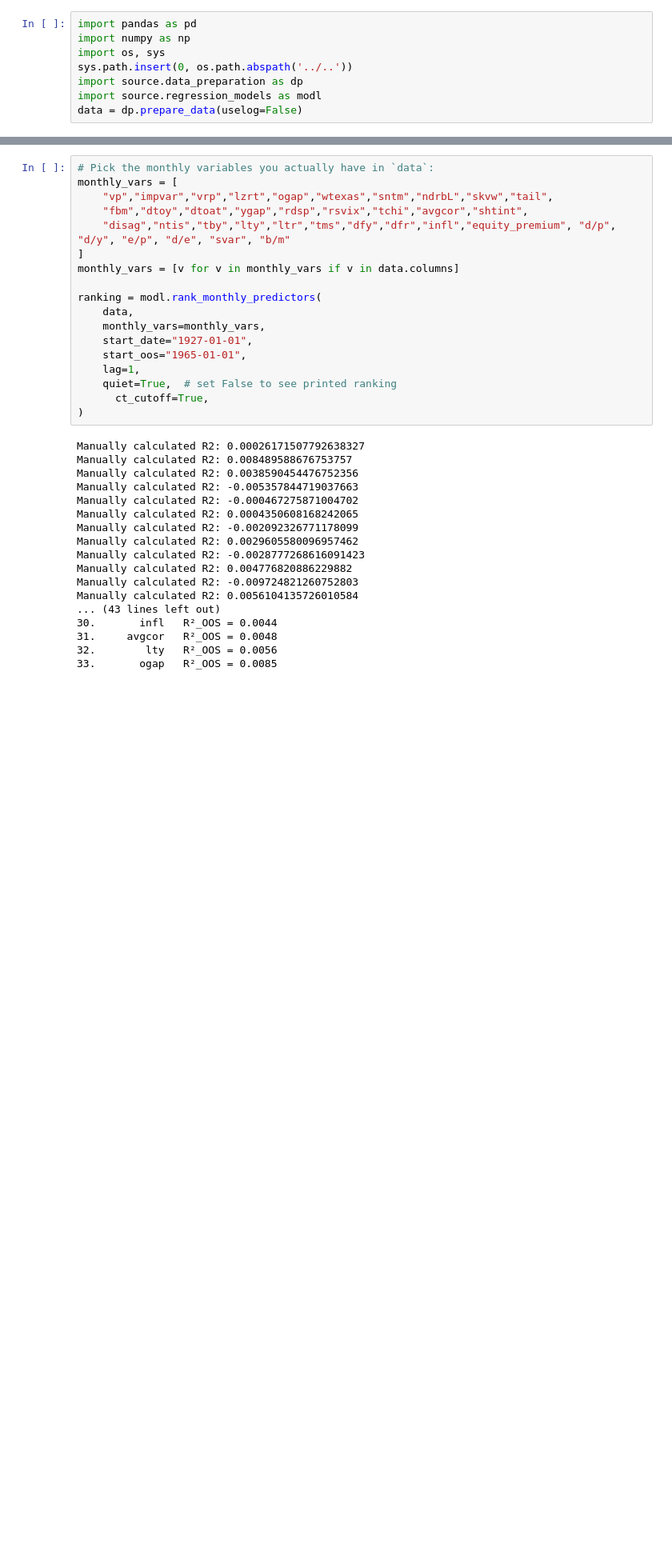
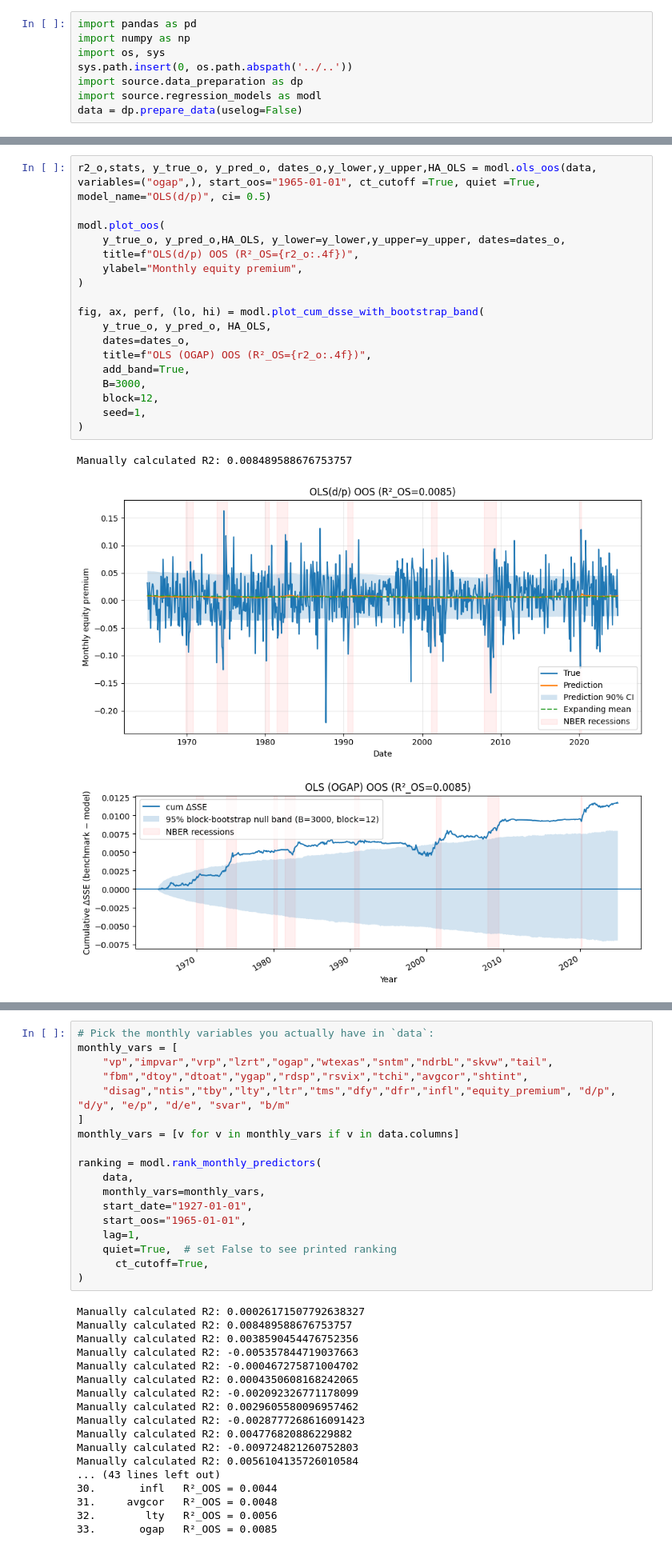
Before and after one commit to KiliTili/Masterarbeit, a Jupyter notebook: Notebooks/Benchmark/modelling_regression.ipynb, the cells around one changed output, grey strips where cells are left out. Shown at 80% size. Drawn from its saved outputs; the diff is of its cells as text; blank space fills up the shorter version.

```diff
--- a/Notebooks/Benchmark/modelling_regression.ipynb
+++ b/Notebooks/Benchmark/modelling_regression.ipynb
@@ -33,3 +33,25 @@ Manually calculated R2: -0.005815528987826557
+# %%
+r2_o,stats, y_true_o, y_pred_o, dates_o,y_lower,y_upper,HA_OLS = modl.ols_oos(data, variables=("ogap",), start_oos="1965-01-01", ct_cutoff =True, quiet =True, model_name="OLS(d/p)", ci= 0.5)
+
+modl.plot_oos(
+    y_true_o, y_pred_o,HA_OLS, y_lower=y_lower,y_upper=y_upper, dates=dates_o,
+    title=f"OLS(d/p) OOS (R²_OS={r2_o:.4f})",
+    ylabel="Monthly equity premium",
+)
+
+fig, ax, perf, (lo, hi) = modl.plot_cum_dsse_with_bootstrap_band(
+    y_true_o, y_pred_o, HA_OLS,
+    dates=dates_o,
+    title=f"OLS (OGAP) OOS (R²_OS={r2_o:.4f})",
+    add_band=True,
+    B=3000,
+    block=12,
+    seed=1,
+)
+# %% [output]
+Manually calculated R2: 0.008489588676753757
+[figure, added]
+[figure, added]
 # %%
 
 r2_o,stats, y_true_o, y_pred_o, dates_o,y_lower,y_upper,HA_OLS = modl.ols_combination_oos(data, variables=("vp", "impvar", "vrp", "lzrt",
```
Also changed, not shown: parts of 13 cells of this notebook.
